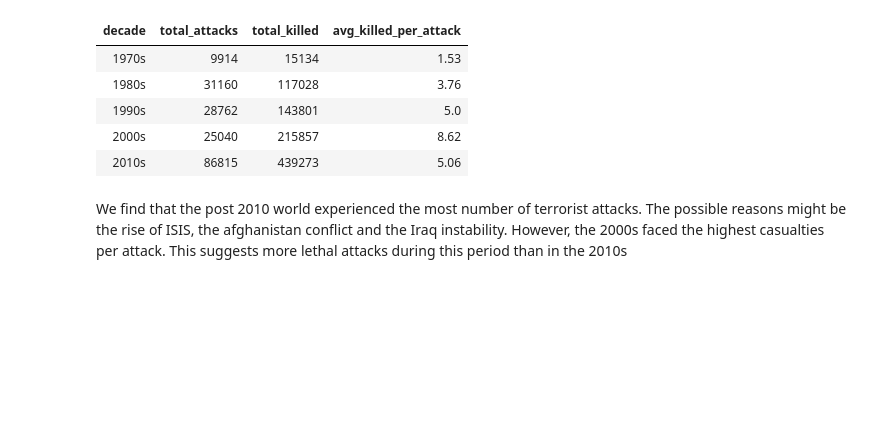
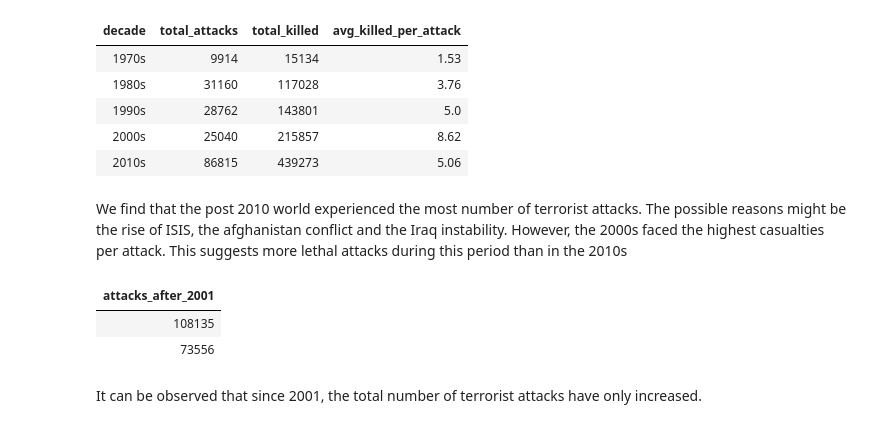
Before and after one commit to aditya0589/global_terrorism_analytics, a Jupyter notebook: notebooks/temporal_trends.ipynb, the cells around one changed output. Drawn from its saved outputs; the diff is of its cells as text; code cells hidden in the pictures; blank space fills up the shorter version.

```diff
--- a/notebooks/temporal_trends.ipynb
+++ b/notebooks/temporal_trends.ipynb
@@ -146,3 +146,21 @@ ORDER BY decade;
 # %% [markdown]
 We find that the post 2010 world experienced the most number of terrorist attacks. The possible reasons might be the rise of ISIS, the afghanistan conflict and the Iraq instability.
 However, the 2000s faced the highest casualties per attack. This suggests more lethal attacks during this period than in the 2010s
+# %%
+-- The COUNT function cannot be used directly on a SELECT statement. Use subqueries instead.
+
+SELECT COUNT(*) AS attacks_after_2001
+FROM terrorism_final
+WHERE year > 2001
+
+UNION ALL
+
+SELECT COUNT(*) AS attacks_up_to_2001
+FROM terrorism_final
+WHERE year <= 2001
+# %% [output]
+| attacks_after_2001 |
+| 108135 |
+| 73556 |
+# %% [markdown]
+It can be observed that since 2001, the total number of terrorist attacks have only increased.
```
